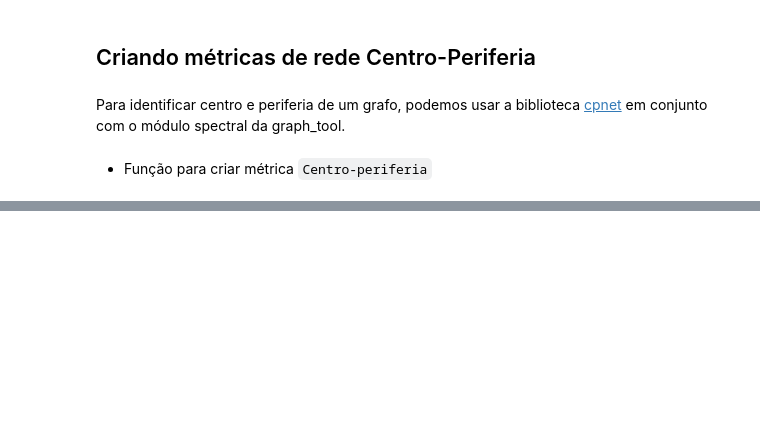
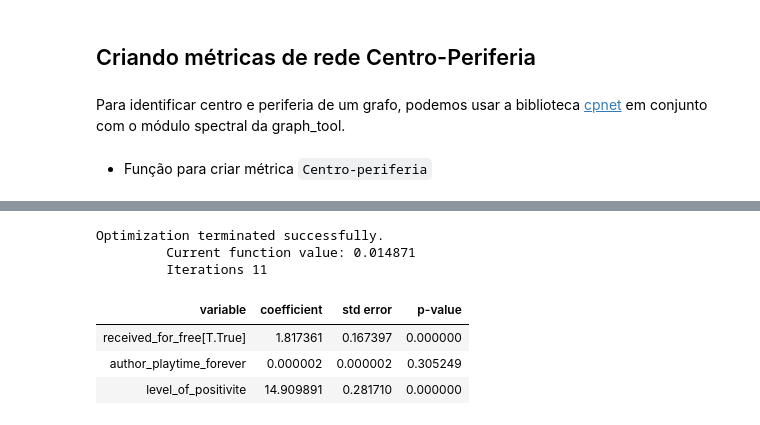
Before and after one commit to DaviReisVieira/projeto-1-redesoc, a Jupyter notebook: 2. Criação de Modelos.ipynb, the cells around one changed output, grey strips where cells are left out. Cells and saved outputs as stored; diff of their text form; code cells hidden in the pictures; blank space fills up the shorter version.

```diff
--- a/2. Criação de Modelos.ipynb
+++ b/2. Criação de Modelos.ipynb
@@ -55,0 +58,2 @@ memory usage: 11.3+ MB
+# %%
+df.columns = df.columns.str.replace('.', '_')
@@ -86,0 +171,11 @@ def
+# %%
+results_e = reg.logistic(data=df_copy, formula='recommended ~ author_playtime_forever + received_for_free + level_of_positivite')
+results_e.micro_summary()
+# %% [output]
+Optimization terminated successfully.
+         Current function value: 0.014871
+         Iterations 11
+| variable | coefficient | std error | p-value |
+| received_for_free[T.True] | 1.817361 | 0.167397 | 0.000000 |
+| author_playtime_forever | 0.000002 | 0.000002 | 0.305249 |
+| level_of_positivite | 14.909891 | 0.281710 | 0.000000 |
```
Also changed, not shown: parts of 17 cells of this notebook, 4 other files.
